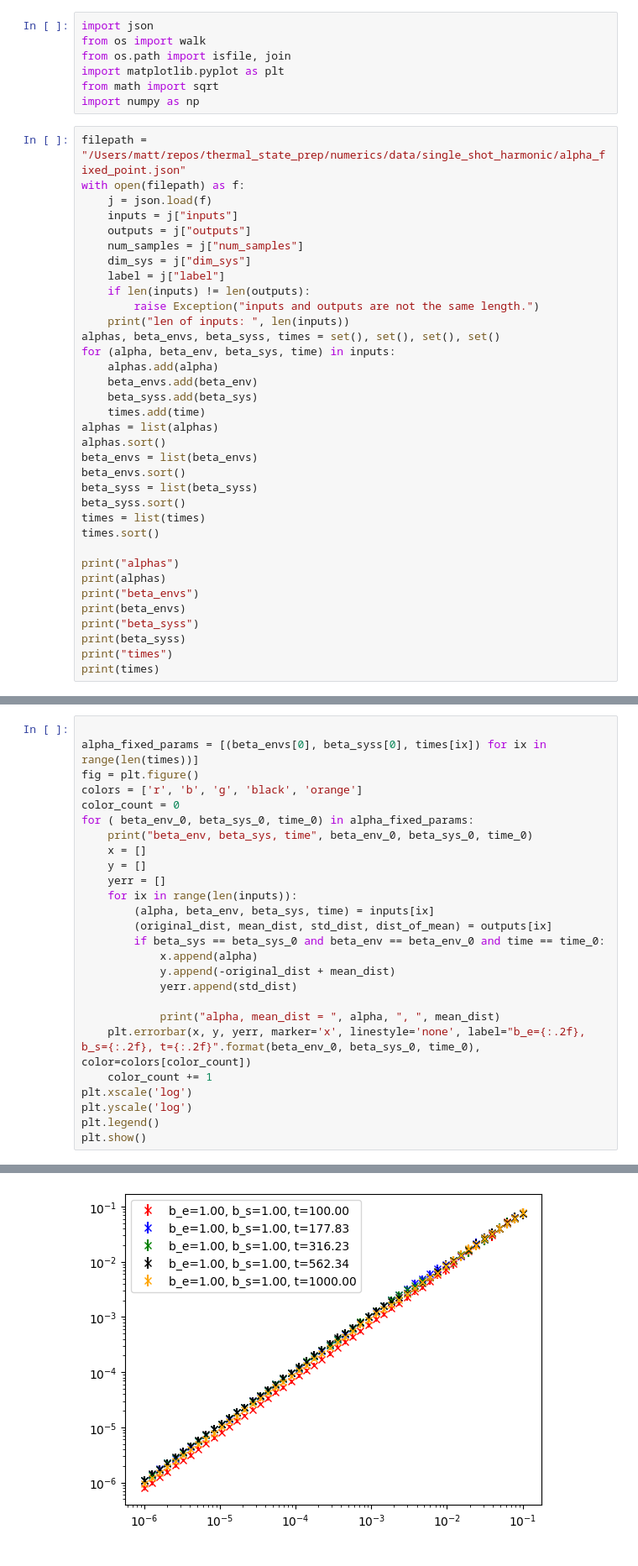
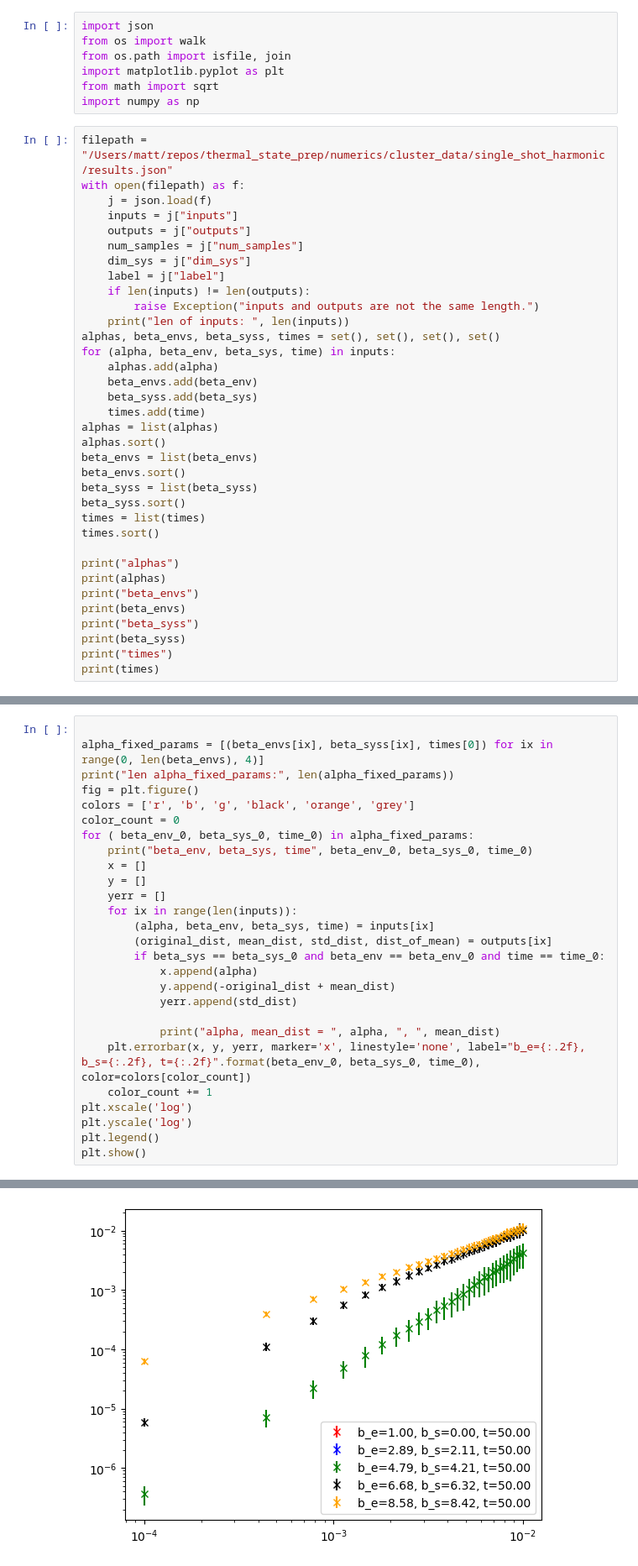
Before and after one commit to matthagan15/thermal_state_prep, a Jupyter notebook: numerics/analysis/single_shot_notebook.ipynb, the cells around one changed output, grey strips where cells are left out. Shown at 84% size. Saved outputs shown, nothing was run; the diff lists cells and outputs as text.

```diff
--- a/numerics/analysis/single_shot_notebook.ipynb
+++ b/numerics/analysis/single_shot_notebook.ipynb
@@ -6,7 +6,7 @@ import matplotlib.pyplot as plt
 from math import sqrt
 import numpy as np
 # %%
-filepath = "/Users/matt/repos/thermal_state_prep/numerics/data/single_shot_harmonic/alpha_fixed_point.json"
+filepath = "/Users/matt/repos/thermal_state_prep/numerics/cluster_data/single_shot_harmonic/results.json"
 with open(filepath) as f:
     j = json.load(f)
     inputs = j["inputs"]
@@ -53,8 +53,9 @@ times
 # %%
 
-alpha_fixed_params = [(beta_envs[0], beta_syss[0], times[ix]) for ix in range(len(times))]
+alpha_fixed_params = [(beta_envs[ix], beta_syss[ix], times[0]) for ix in range(0, len(beta_envs), 4)]
+print("len alpha_fixed_params:", len(alpha_fixed_params))
 fig = plt.figure()
-colors = ['r', 'b', 'g', 'black', 'orange']
+colors = ['r', 'b', 'g', 'black', 'orange', 'grey']
 color_count = 0
 for ( beta_env_0, beta_sys_0, time_0) in alpha_fixed_params:
     print("beta_env, beta_sys, time", beta_env_0, beta_sys_0, time_0)
@@ -97,4 +98,4 @@ alpha, mean_dist =  1e-06 ,  9.66205936392663e-07
-[figure, old version]
+[figure, new version]
 # %%
 beta_sys_fixed_params = [(alphas[ix], beta_envs[0], times[0]) for ix in range(len(alphas))]
 fig = plt.figure()
```
Also changed, not shown: parts of 3 cells of this notebook.
